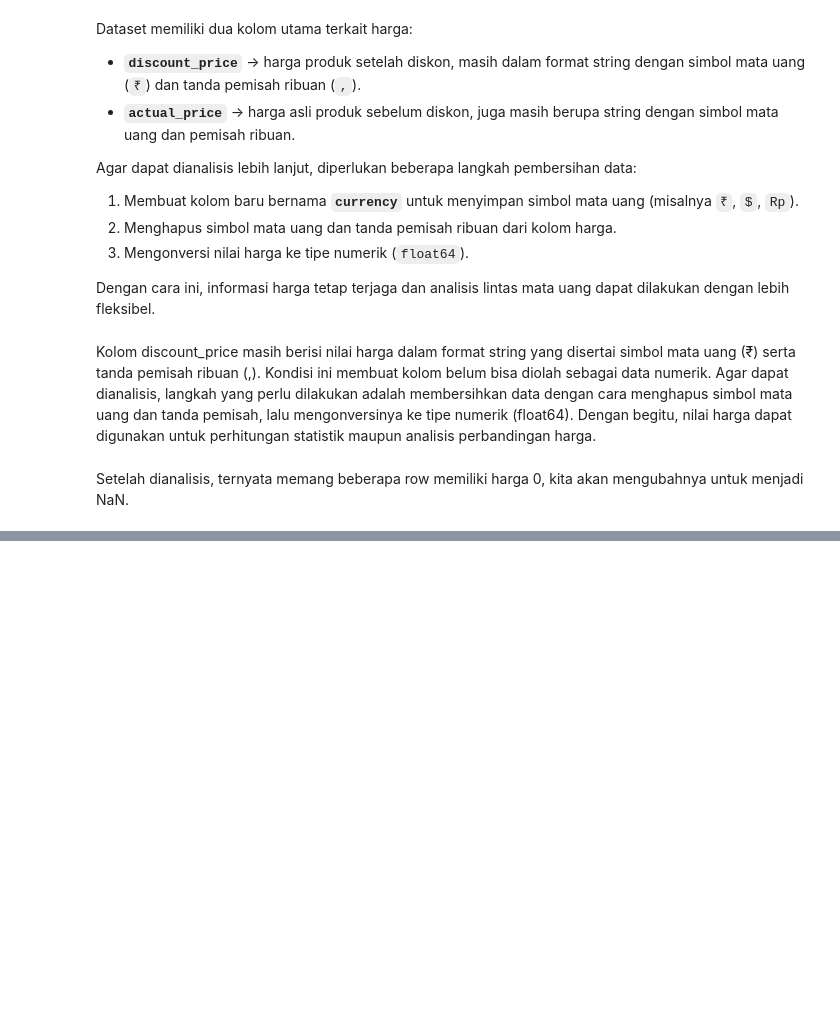
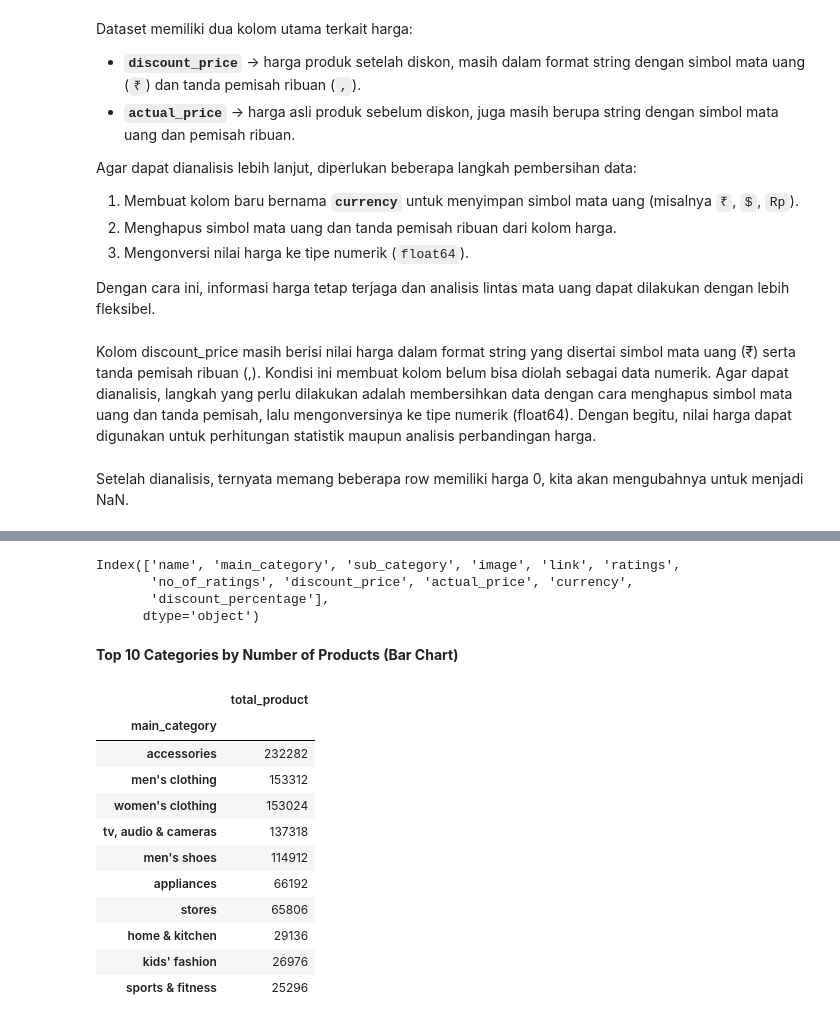
Before and after one commit to alfianfebiyanto/Product-Data-ETL-Pipeline, a Jupyter notebook: product_EDA.ipynb, the cells around one changed output, grey strips where cells are left out. Drawn from its saved outputs; the diff is of its cells as text; code cells hidden in the pictures; blank space fills up the shorter version.

```diff
--- a/product_EDA.ipynb
+++ b/product_EDA.ipynb
@@ -161,0 +303,24 @@ df_products.head()
+# %%
+df_products.columns
+# %% [output]
+Index(['name', 'main_category', 'sub_category', 'image', 'link', 'ratings',
+       'no_of_ratings', 'discount_price', 'actual_price', 'currency',
+       'discount_percentage'],
+      dtype='object')
+# %% [markdown]
+**Top 10 Categories by Number of Products (Bar Chart)**
+# %%
+df_products.groupby('main_category').agg(total_product=("name","count")).sort_values("total_product",ascending=False).head(10)
+# %% [output]
+|  | total_product |
+| main_category |  |
+| accessories | 232282 |
+| men's clothing | 153312 |
+| women's clothing | 153024 |
+| tv, audio & cameras | 137318 |
+| men's shoes | 114912 |
+| appliances | 66192 |
+| stores | 65806 |
+| home & kitchen | 29136 |
+| kids' fashion | 26976 |
+| sports & fitness | 25296 |
```
Also changed, not shown: parts of 23 cells of this notebook, 1 other file.
